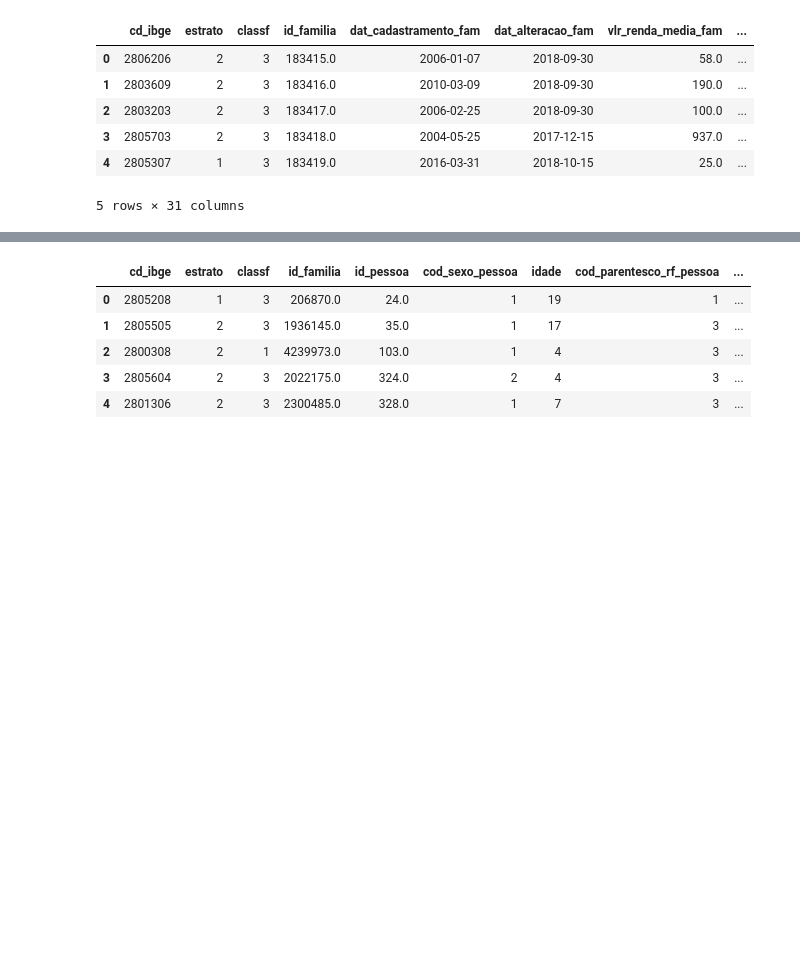
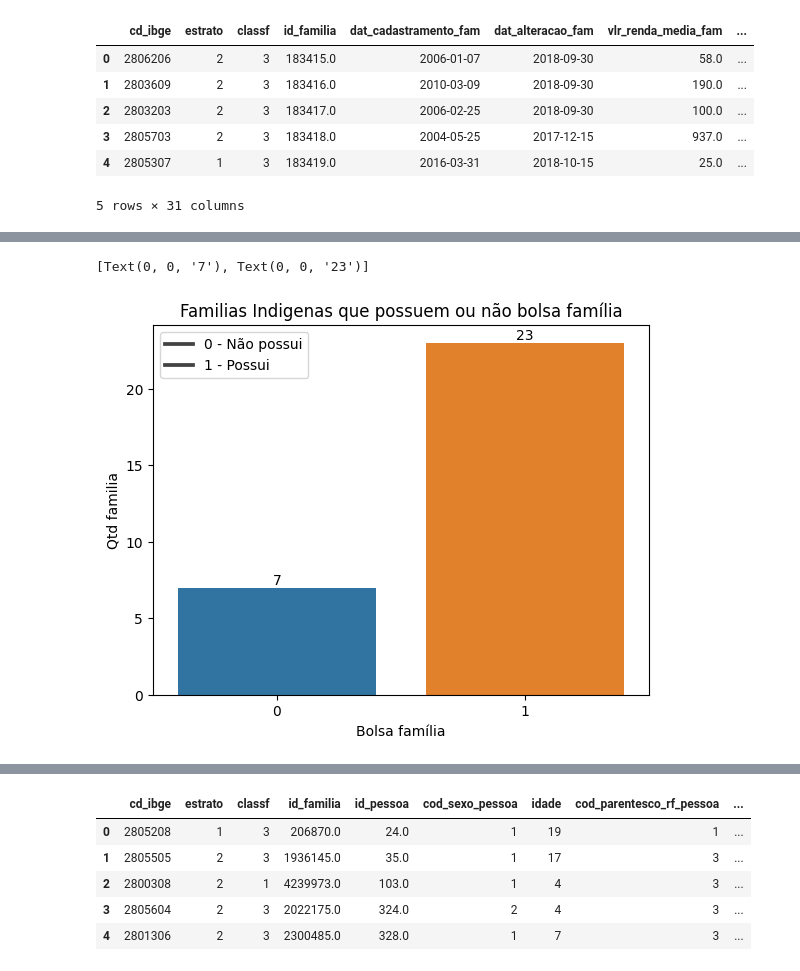
Before and after one commit to Jownao/dive_datascience, a Jupyter notebook: lab/03_Analise_dados_bolsa_familia.ipynb, the cells around one changed output, grey strips where cells are left out. Saved outputs shown, nothing was run; the diff lists cells and outputs as text; code cells hidden in the pictures; blank space fills up the shorter version.

```diff
--- a/lab/03_Analise_dados_bolsa_familia.ipynb
+++ b/lab/03_Analise_dados_bolsa_familia.ipynb
@@ -46,0 +145,17 @@ dataf.head()
+# %%
+# Familias Indigenas x Bolsa /
+dataIB = dataf.query("cod_familia_indigena_fam == 1")
+
+datatb = dataIB.groupby("marc_pbf")['id_familia'].count()
+datatb = convert_sums_frame(datatb, ['marc_pbf','id_familia'])
+datatb = datatb.sort_values(by='marc_pbf',
+                      ascending=False )
+
+bar = sns.barplot(data=datatb, x="marc_pbf",y="id_familia")
+bar.set(xlabel='Bolsa família',ylabel='Qtd familia')
+plt.title('Familias Indigenas que possuem ou não bolsa família')
+plt.legend(('0 - Não possui','1 - Possui'))
+bar.bar_label(bar.containers[0])
+# %% [output]
+[Text(0, 0, '7'), Text(0, 0, '23')]
+[figure, added]
```
Also changed, not shown: parts of 21 cells of this notebook, 3 other files.
